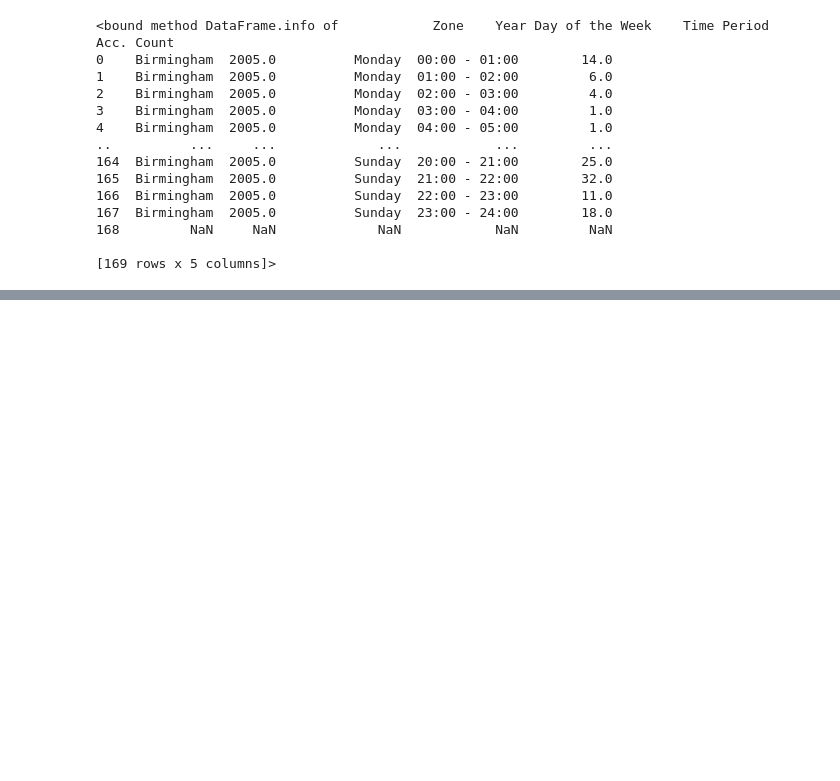
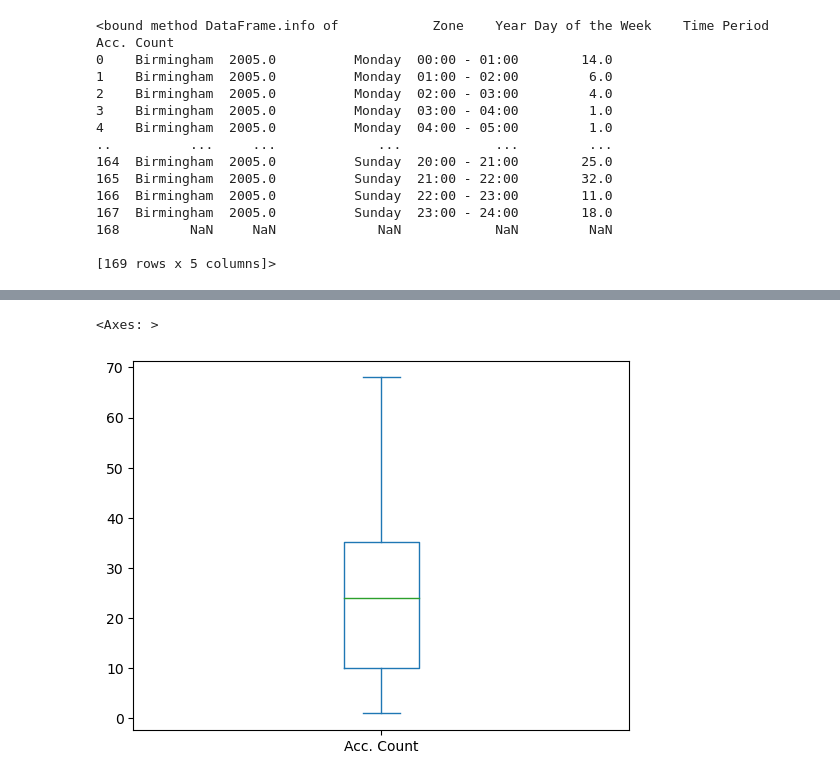
Before and after one commit to Inupa6677/DSGP-GROUP-9, a Jupyter notebook: Inupa DSGP.ipynb, the cells around one changed output, grey strips where cells are left out. Cells and saved outputs as stored; diff of their text form; code cells hidden in the pictures; blank space fills up the shorter version.

Commit message:
cleaned data and did some visualizations

```diff
--- a/Inupa DSGP.ipynb
+++ b/Inupa DSGP.ipynb
@@ -64,0 +83,4 @@ new_df.info
+# %%
+# drop the rows with any missing values
+new_df = new_df.dropna()
+new_df
@@ -64,0 +101,4 @@ new_df.info
+# %%
+# remove the duplicate values in rows
+new_df = new_df.drop_duplicates()
+new_df
@@ -64,0 +119,5 @@ new_df.info
+# %%
+new_df['Acc. Count'].plot(kind='box')
+# %% [output]
+<Axes: >
+[figure, added]
```
Also changed, not shown: parts of 10 cells of this notebook.
